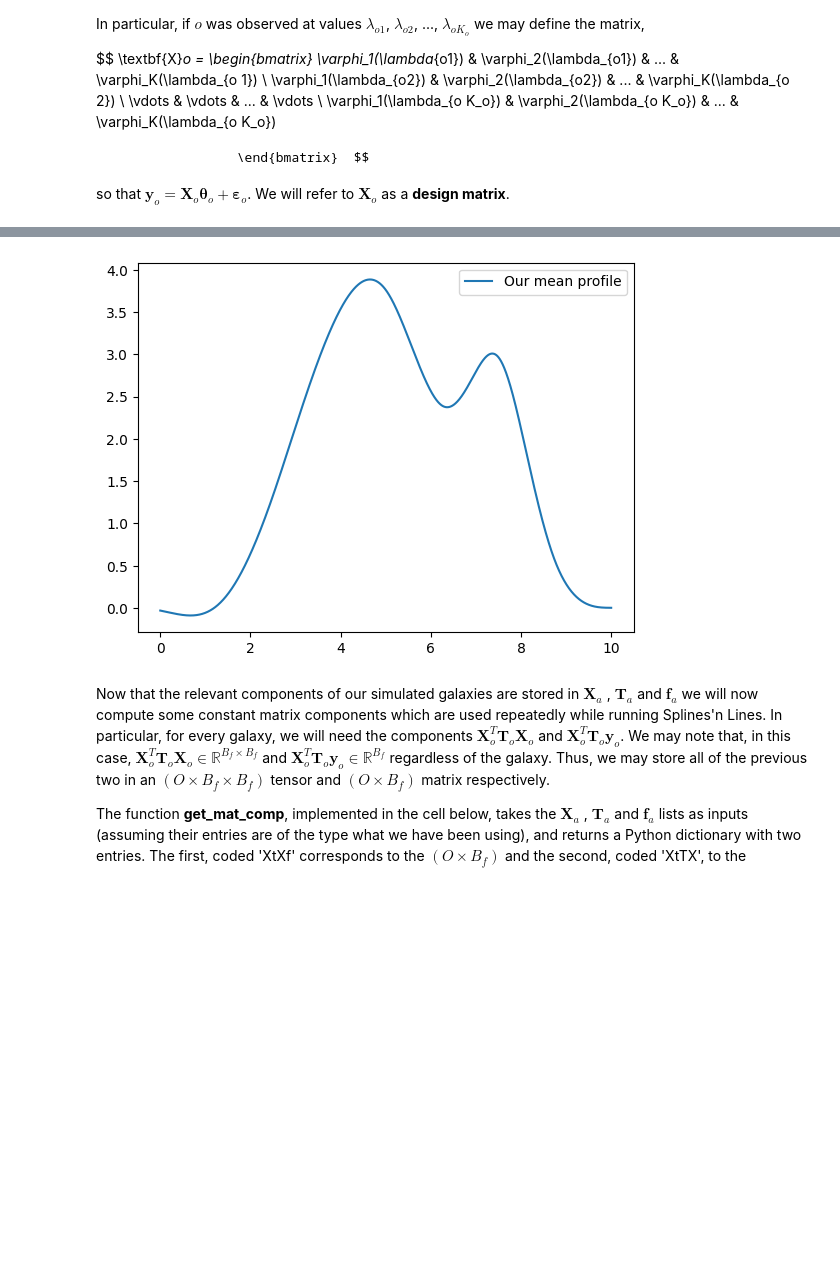
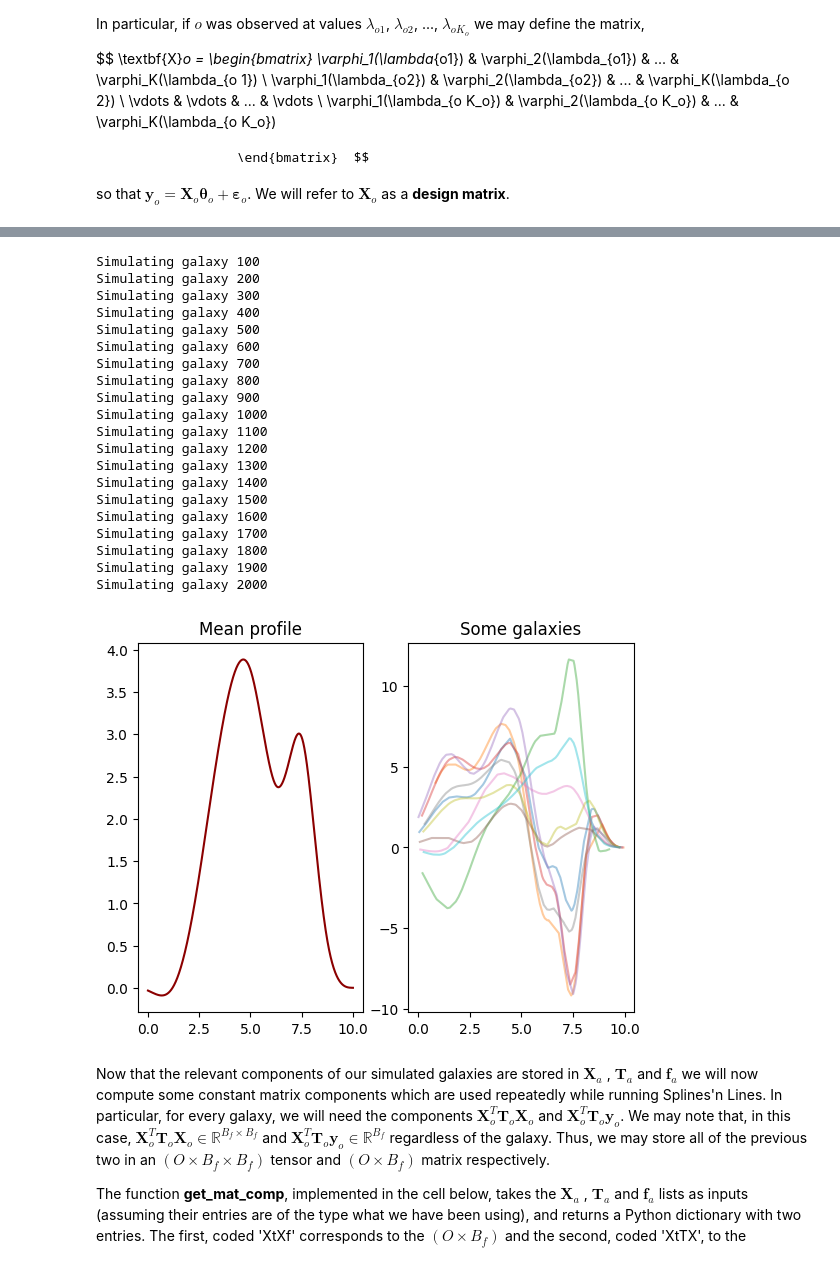
Before and after one commit to LarsDanielJohaN/SplinesNLines_py, a Jupyter notebook: UseTutorials.ipynb, the cells around one changed output, grey strips where cells are left out. Drawn from its saved outputs; the diff is of its cells as text; code cells hidden in the pictures; blank space fills up the shorter version.

Commit message:
Add B-Splines section

```diff
--- a/UseTutorials.ipynb
+++ b/UseTutorials.ipynb
@@ -105,20 +150,78 @@ The Splines'n Lines uses an Empirical Bayes approach for estimation.
 # %%
 m = 2 #Sets number such that m+1 is the degree for the B-Spline basis functions.
 B = 5 #Sets number of basis functions to use.
 O = 2000 #Sets te number of galaxies to simlate.
 T = np.linspace(0,10, B+m+2) #Generates knots for B-spline basis.
 L = 3 #Sets the number of line profiles to consider.
 mu = np.array([1.0, 3.0, 4.0, 1.5, np.pi, -1, 2.3, 0.7]) #Defines mean vector.
 
 x_e = np.linspace(0, 10, num = 2000) #Defines points to evaluate mean function (i.e. to visualice it)
 X_B =  SplinesNLines.get_basis_mat_B_Spline_opt(x_e, B, m, T) #Creates design matrix for the smooth component.
 X_L = SplinesNLines.eval_Line_Profiles_opt(x_e, loc_vals= np.array([1.5, 3.5, 7.5]), width_vals= np.array([1, 2.0, 0.5])) #Creates design matrix for the line profiles.
 
 X_mu = np.hstack(( X_B , X_L  ) ) #Obtains full design matrix.
 f_mu = torch.from_numpy(X_mu)@mu #Computes evaluations of mean profile.
 
-plt.plot(x_e, f_mu, label = 'Our mean profile')
-plt.legend()
+
+
+Bf = B + L
+
+A = np.random.normal(size = Bf).reshape(-1,1) #Generates a random realization from a multivariate standard normal.
+S = 100*A@A.T + 2*np.eye(Bf) #Generates a random covariance matrix by taking the outer product of A (e.g. A@A.T which is symmetric), multiplying it by 100 (increase the variance and covarince) and adding an identity matrix to it (so S is full rank).
+O0 = np.random.multivariate_normal(mean = mu, cov = S, size = O) #Simulate coefficients for the galaxes.
+K_vec = np.random.randint(50, 100, O) #Select at random number of observation points per galaxy.
+
+X_a = [] #List to store the galaxies design matrices.
+T_a = [] #List to store the precision matrices for the observed values.
+f_a = [] #List to store the observed values for the galaxies.
+
+galaxy_samp = np.random.choice(np.arange(O), size = 10, replace = False)
+fix,ax = plt.subplots(nrows = 1, ncols = 2)
+
+
+for o in range(O):
+
+    if ( (o+1)%100  == 0 ):
+        print(f"Simulating galaxy {o+1}")
+    Tau =np.random.uniform(size = K_vec[o]) #Samples observation precision values at random.
+    To = np.sort(np.random.uniform(0,10, size = K_vec[o])) #Samples observation points at random and sorts them.
+    X_B = SplinesNLines.get_basis_mat_B_Spline_opt(To, B, m, T) #Obtains the smooth component design matrix.
+    X_L = SplinesNLines.eval_Line_Profiles_opt(To, loc_vals= np.array([1.5, 3.5, 7.5]), width_vals= np.array([1, 2.0, 0.5])) #Creates design matrix for the line profiles.
+    X = np.hstack((X_B, X_L)) #Obtains full design matrix.
+    f = np.random.multivariate_normal(mean = X@O0[o, :], cov = np.diag(1/Tau), size = 1 ) #Obtains observed values for the o-th galaxy.
+    X_a.append(X) #Stores design matrix.
+    T_a.append(np.diag(Tau)) #Stores precision matrix.
+    f_a.append(f.T) #Stores observed values.
+    if o in galaxy_samp:
+        ax[1].plot(To, X@O0[o, :], alpha = 0.4)
+
+
+
+
+ax[0].plot(x_e, f_mu, color = 'darkred')
+ax[0].set_title("Mean profile")
+ax[1].set_title("Some galaxies")
+
 plt.show()
 # %% [output]
+Simulating galaxy 100
+Simulating galaxy 200
+Simulating galaxy 300
+Simulating galaxy 400
+Simulating galaxy 500
+Simulating galaxy 600
+Simulating galaxy 700
+Simulating galaxy 800
+Simulating galaxy 900
+Simulating galaxy 1000
+Simulating galaxy 1100
+Simulating galaxy 1200
+Simulating galaxy 1300
+Simulating galaxy 1400
+Simulating galaxy 1500
+Simulating galaxy 1600
+Simulating galaxy 1700
+Simulating galaxy 1800
+Simulating galaxy 1900
+Simulating galaxy 2000
-[figure, old version]
+[figure, new version]
```
Also changed, not shown: parts of 10 cells of this notebook.
